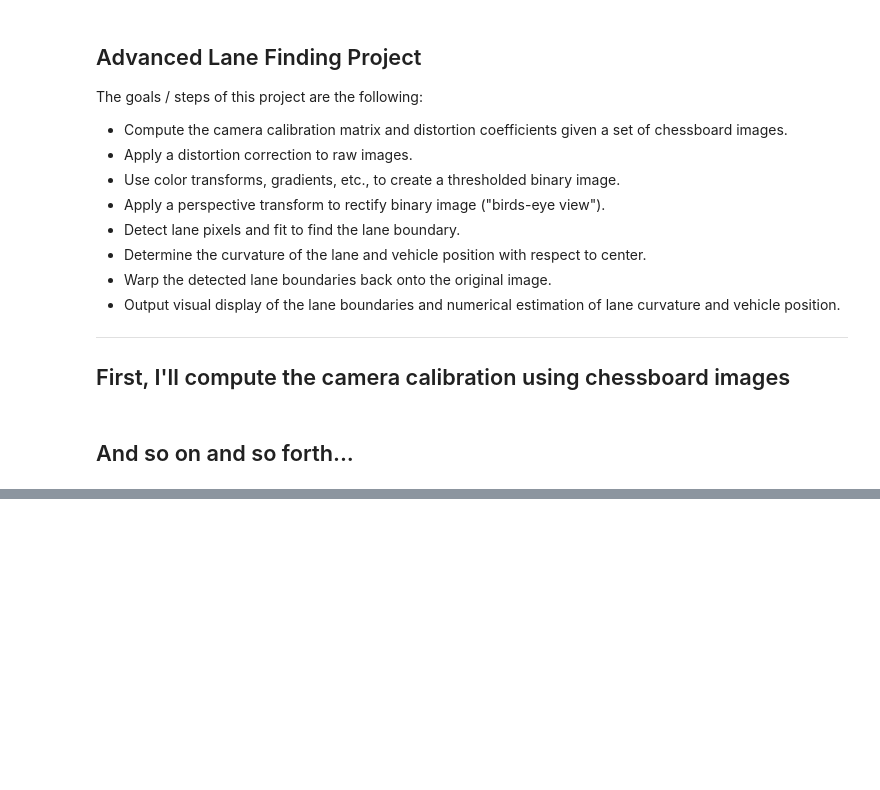
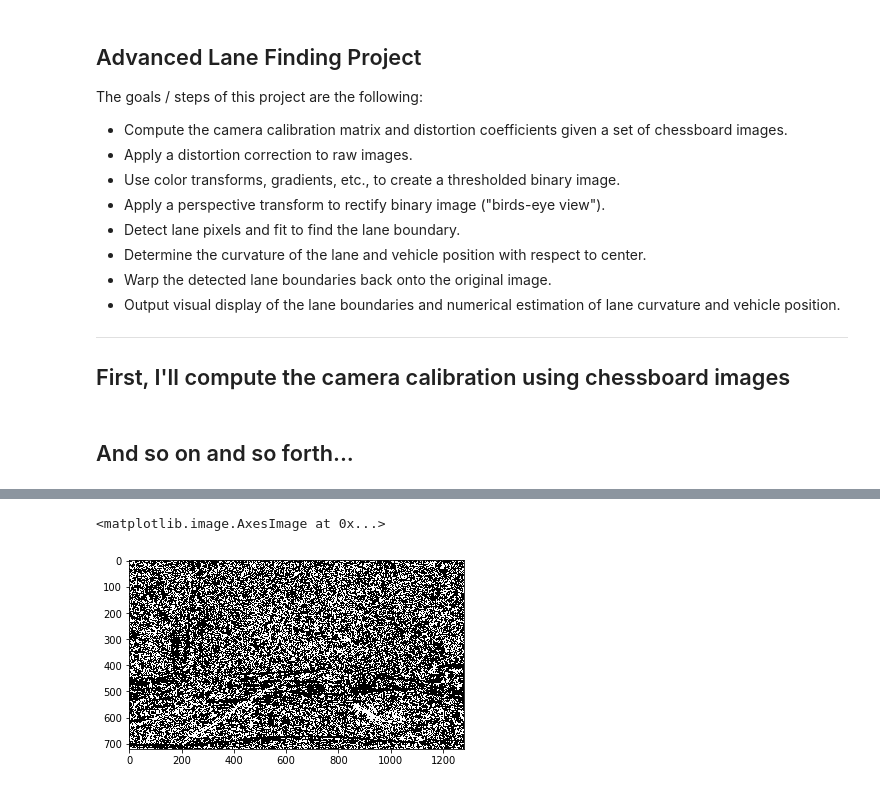
Before and after one commit to fevemania/Advanced-laneline-detector, a Jupyter notebook: examples/example.ipynb, the cells around one changed output, grey strips where cells are left out. Drawn from its saved outputs; the diff is of its cells as text; code cells hidden in the pictures; blank space fills up the shorter version.

```diff
--- a/examples/example.ipynb
+++ b/examples/example.ipynb
@@ -118,0 +196,16 @@ for img in images:
+# %%
+def direction_threshold(img, sobel_kernel=3, thresh=(0, np.pi/2)):
+    gray = cv2.cvtColor(img, cv2.COLOR_RGB2GRAY)
+    sobelx = cv2.Sobel(gray, cv2.CV_64F, 1, 0, ksize=sobel_kernel)
+    sobely = cv2.Sobel(gray, cv2.CV_64F, 0, 1, ksize=sobel_kernel)
+    absgraddir = np.arctan2(np.absolute(sobely), np.absolute(sobelx))
+    binary_output = np.zeros_like(absgraddir)
+    binary_output[(absgraddir >= thresh[0]) & (absgraddir <= thresh[1])] = 1
+
+    return binary_output
+
+binary = direction_threshold(img, sobel_kernel=15, thresh=(0.7, 1.3))
+plt.imshow(binary, cmap='gray')
+# %% [output]
+<matplotlib.image.AxesImage at 0x...>
+[figure, added]
```
Also changed, not shown: parts of 13 cells of this notebook, 1 other file.
